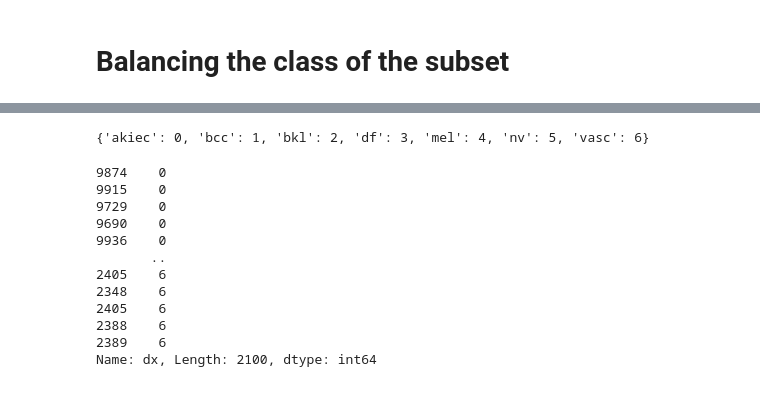
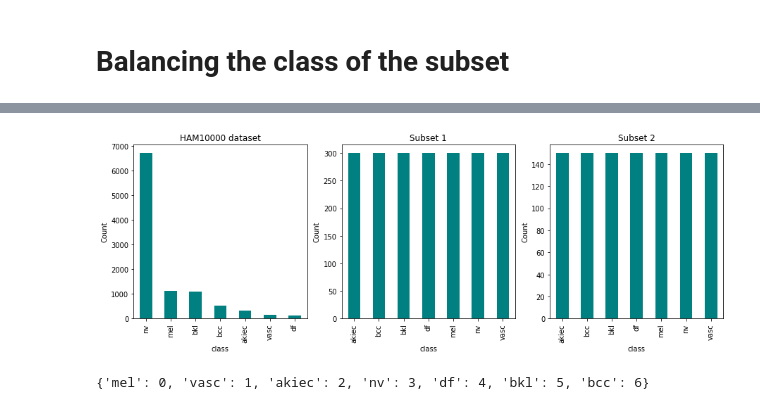
Before and after one commit to Nazmul92/CMPT828-project, a Jupyter notebook: course_project.ipynb, the cells around one changed output, grey strips where cells are left out. Saved outputs shown, nothing was run; the diff lists cells and outputs as text; code cells hidden in the pictures.

```diff
--- a/course_project.ipynb
+++ b/course_project.ipynb
@@ -95,4 +67,5 @@ plt.show()
 # %% [markdown]
 # Subset of HAM10000 dataset
 # %%
-subset_metadata = df.sample(frac=0.1, random_state=42)            ## subset(10%) of the dataset
+subset_metadata_a = df.sample(frac=0.2, random_state=42)
+subset_metadata_b = df.sample(frac=0.1, random_state=44)            ## subset(10%) of the dataset
@@ -99,9 +88,9 @@ subset_metadata = df.sample(frac=0.1, random_state=42)            ## subset(10%)
 # %% [markdown]
 # Balancing the class of the subset
 # %%
-num_samples_per_label = 300                                                 ## 300 sample for each class
-balanced_metadata = pd.DataFrame()
+num_samples_per_label_a = 300                                                 ## 300 sample for each class
+balanced_sub_a = pd.DataFrame()
 for label in target:
-    label_metadata = subset_metadata[subset_metadata['dx'] == label]
-    label_samples = label_metadata.sample(n=num_samples_per_label, random_state=42, replace = True)
-    balanced_metadata = pd.concat([balanced_metadata, label_samples])
+    label_metadata_a = subset_metadata_a[subset_metadata_a['dx'] == label]
+    label_samples_a = label_metadata_a.sample(n=num_samples_per_label_a, random_state=42, replace = True)
+    balanced_sub_a = pd.concat([balanced_sub_a, label_samples_a])
@@ -109,0 +113,7 @@ sub_class_count = balanced_metadata['dx'].value_counts()
+# %%
+num_samples_per_label_b = 150                                                ## 300 sample for each class
+balanced_sub_b = pd.DataFrame()
+for label in target:
+    label_metadata_b = subset_metadata_b[subset_metadata_b['dx'] == label]
+    label_samples_b = label_metadata_b.sample(n=num_samples_per_label_b, random_state=42, replace = True)
+    balanced_sub_b = pd.concat([balanced_sub_b, label_samples_b])
@@ -110 +123,24 @@ sub_class_count = balanced_metadata['dx'].value_counts()
+# %%
+fig = plt.figure(figsize=(15,10))
+
+ax1 = fig.add_subplot(231)
+df['dx'].value_counts().plot(kind='bar', ax=ax1, color = 'teal')
+ax1.set_ylabel('Count')
+ax1.set_title('HAM10000 dataset')
+ax1.set_xlabel('class')
+
+ax2 = fig.add_subplot(232)
+balanced_sub_a['dx'].value_counts().plot(kind='bar', ax=ax2, color = 'teal')
+ax2.set_ylabel('Count')
+ax2.set_title('Subset 1')
+ax2.set_xlabel('class')
+
+ax3 = fig.add_subplot(233)
+balanced_sub_b['dx'].value_counts().plot(kind='bar', ax=ax3, color = 'teal')
+ax3.set_ylabel('Count')
+ax3.set_title('Subset 2');
+ax3.set_xlabel('class')
+plt.savefig('barplot-HAM10K.pdf', dpi=300, bbox_inches='tight')
+# %% [output]
+[figure, added]
 # %%
@@ -112,4 +148,0 @@ dx_to_int = {dx: i for i, dx in enumerate(balanced_metadata['dx'].unique())}
-# %%
-dx_to_int
-# %% [output]
-{'akiec': 0, 'bcc': 1, 'bkl': 2, 'df': 3, 'mel': 4, 'nv': 5, 'vasc': 6}
@@ -118,15 +149,4 @@ int_labels = balanced_metadata['dx'].map(dx_to_int)
-# %%
-int_labels
-# %% [output]
-9874    0
-9915    0
-9729    0
-9690    0
-9936    0
-       ..
-2405    6
-2348    6
-2405    6
-2388    6
-2389    6
-Name: dx, Length: 2100, dtype: int64
+# %%
+dx_to_int_a
+# %% [output]
+{'mel': 0, 'vasc': 1, 'akiec': 2, 'nv': 3, 'df': 4, 'bkl': 5, 'bcc': 6}
```
Also changed, not shown: parts of 64 cells of this notebook.
